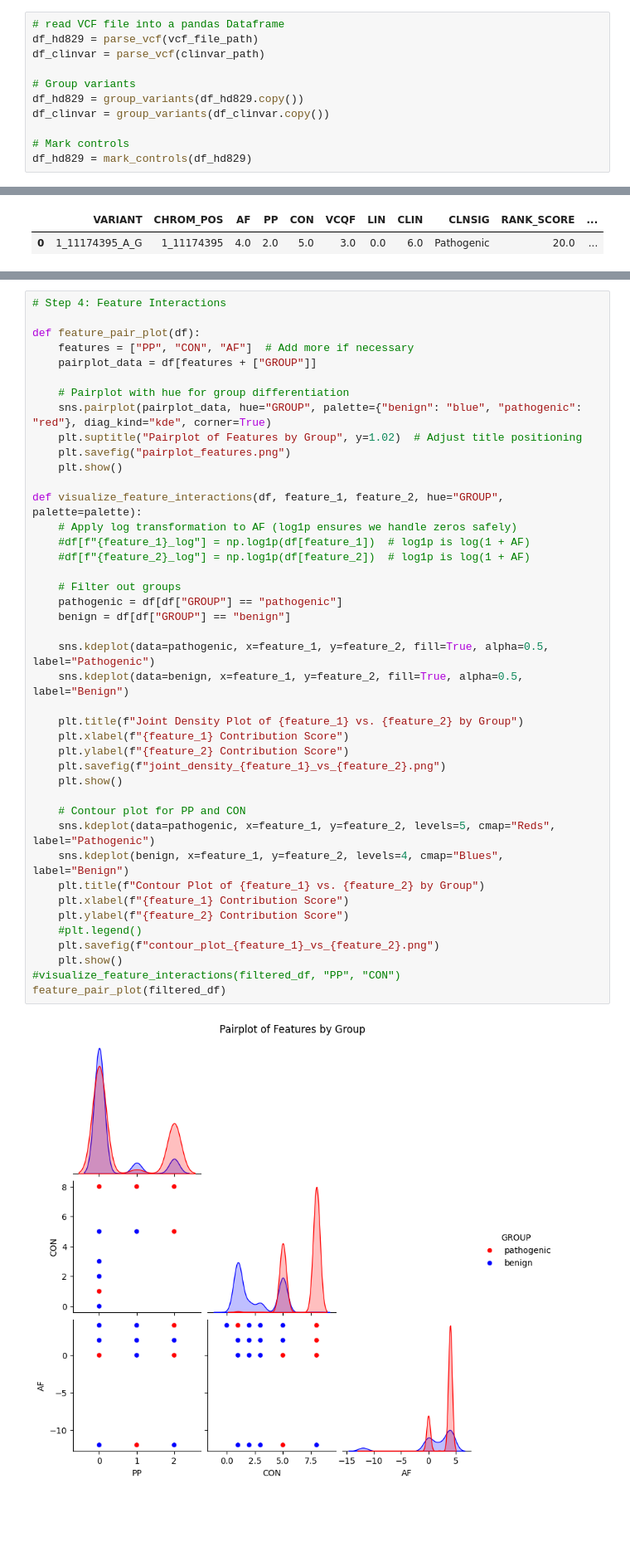
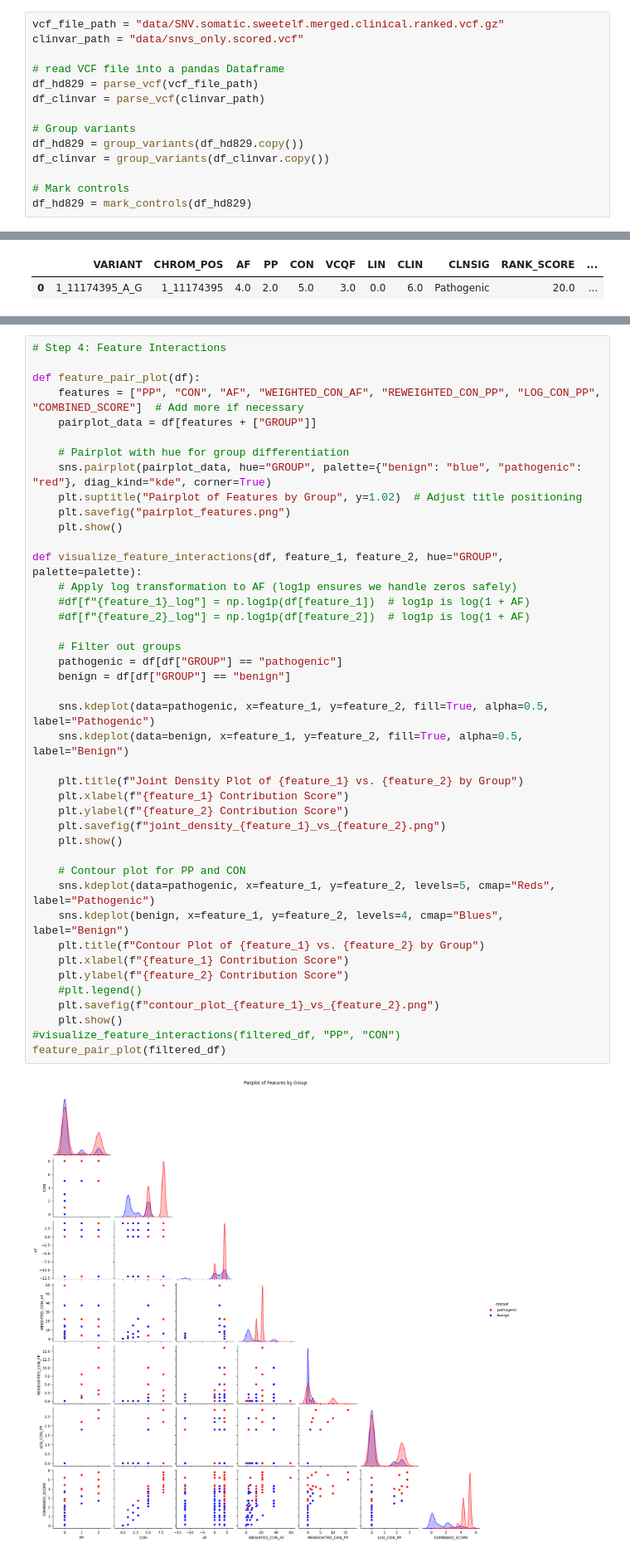
Before and after one commit to josefinelantz/GenScore, a Jupyter notebook: Submission.ipynb, the cells around one changed output, grey strips where cells are left out. Shown at 83% size. Cells and saved outputs as stored; diff of their text form; blank space fills up the shorter version.

Commit message:
added clinvar analysis

```diff
--- a/Submission.ipynb
+++ b/Submission.ipynb
@@ -156,6 +153,9 @@ def mark_controls(df, controls="data/controls_match.tsv"):
     df["IS_CONTROL"] = df["CHROM_POS"].isin(control_set)
     return df
 # %%
+vcf_file_path = "data/SNV.somatic.sweetelf.merged.clinical.ranked.vcf.gz"
+clinvar_path = "data/snvs_only.scored.vcf"
+
 # read VCF file into a pandas Dataframe
 df_hd829 = parse_vcf(vcf_file_path)
 df_clinvar = parse_vcf(clinvar_path)
@@ -638,7 +637,7 @@ visualize_contribution_log(filtered_df, "CON")
 # Step 4: Feature Interactions
 
 def feature_pair_plot(df):
-    features = ["PP", "CON", "AF"]  # Add more if necessary
+    features = ["PP", "CON", "AF", "WEIGHTED_CON_AF", "REWEIGHTED_CON_PP", "LOG_CON_PP", "COMBINED_SCORE"]  # Add more if necessary
     pairplot_data = df[features + ["GROUP"]]
 
     # Pairplot with hue for group differentiation
@@ -650,31 +649,31 @@ def feature_pair_plot(df):
 def visualize_feature_interactions(df, feature_1, feature_2, hue="GROUP", palette=palette):
     # Apply log transformation to AF (log1p ensures we handle zeros safely)
     #df[f"{feature_1}_log"] = np.log1p(df[feature_1])  # log1p is log(1 + AF)
     #df[f"{feature_2}_log"] = np.log1p(df[feature_2])  # log1p is log(1 + AF)
 
     # Filter out groups
     pathogenic = df[df["GROUP"] == "pathogenic"]
     benign = df[df["GROUP"] == "benign"]
 
     sns.kdeplot(data=pathogenic, x=feature_1, y=feature_2, fill=True, alpha=0.5, label="Pathogenic")
     sns.kdeplot(data=benign, x=feature_1, y=feature_2, fill=True, alpha=0.5, label="Benign")
 
     plt.title(f"Joint Density Plot of {feature_1} vs. {feature_2} by Group")
     plt.xlabel(f"{feature_1} Contribution Score")
     plt.ylabel(f"{feature_2} Contribution Score")
     plt.savefig(f"joint_density_{feature_1}_vs_{feature_2}.png")
     plt.show()
 
     # Contour plot for PP and CON
     sns.kdeplot(data=pathogenic, x=feature_1, y=feature_2, levels=5, cmap="Reds", label="Pathogenic")
     sns.kdeplot(benign, x=feature_1, y=feature_2, levels=4, cmap="Blues", label="Benign")
     plt.title(f"Contour Plot of {feature_1} vs. {feature_2} by Group")
     plt.xlabel(f"{feature_1} Contribution Score")
     plt.ylabel(f"{feature_2} Contribution Score")
     #plt.legend()
     plt.savefig(f"contour_plot_{feature_1}_vs_{feature_2}.png")
     plt.show()
 #visualize_feature_interactions(filtered_df, "PP", "CON")
 feature_pair_plot(filtered_df)
 # %% [output]
-[figure, old version]
+[figure, new version]
```
Also changed, not shown: parts of 21 cells of this notebook, 7 other files.
